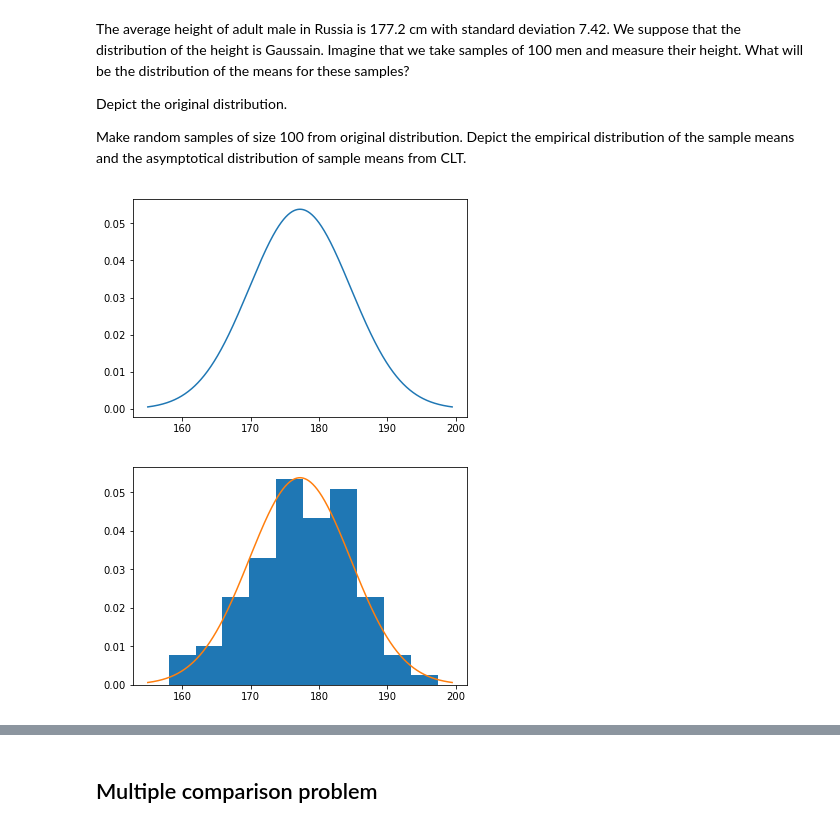
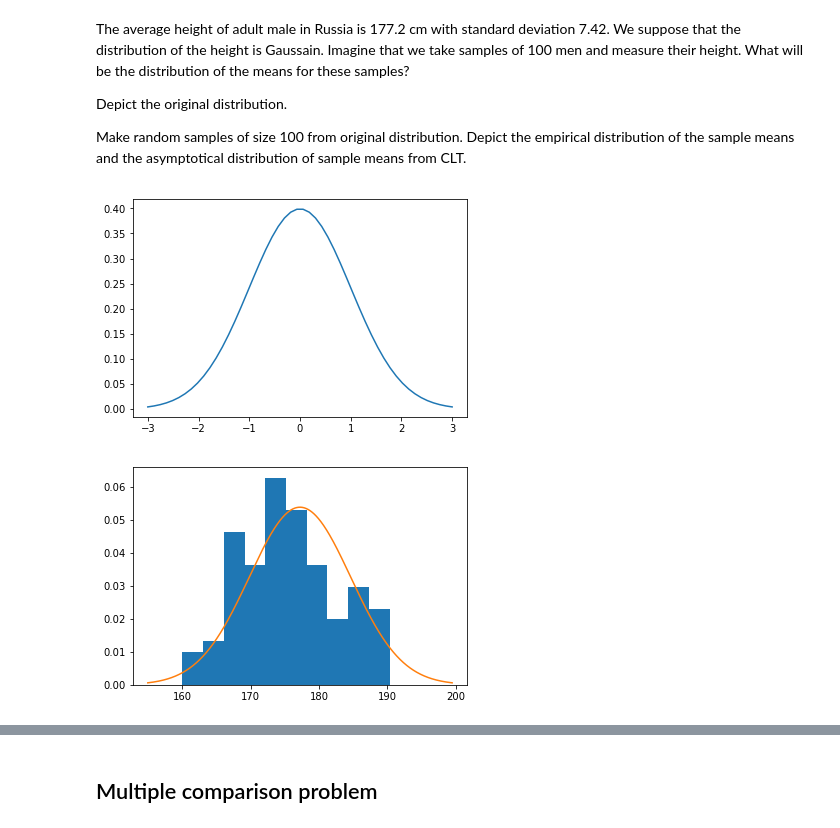
Before and after one commit to fafasonga/advstat-labs, a Jupyter notebook: Lab04/Lab04.ipynb, the cells around one changed output, grey strips where cells are left out. Cells and saved outputs as stored; diff of their text form; code cells hidden in the pictures.

```diff
--- a/Lab04/Lab04.ipynb
+++ b/Lab04/Lab04.ipynb
@@ -108,15 +114,16 @@ Depict the empirical distribution of the sample means and the asymptotical distr
 mean = 177.2
 std = 7.42
 N = 100
-dist = norm(mean, std)
-x = np.linspace(mean-3*std,mean+3*std,1000)
-plt.plot(x, dist.pdf(x));
+x = np.linspace(-3,3)
+distr_asympt = norm(mean, std)
+plt.plot(x, dist_asympt.pdf(x));
 # %% [output]
-[figure, old version]
+[figure, new version]
 # %%
 # 2. Make random samples of size 100
+x = np.linspace(mean-3*std,mean+3*std,1000)
 sample = np.random.normal(mean, std, N)
 plt.hist(sample, normed=True);
-plt.plot(x, dist.pdf(x));
+plt.plot(x, dist_asympt.pdf(x));
 # %% [output]
-[figure, old version]
+[figure, new version]
```
Also changed, not shown: parts of 10 cells of this notebook.
